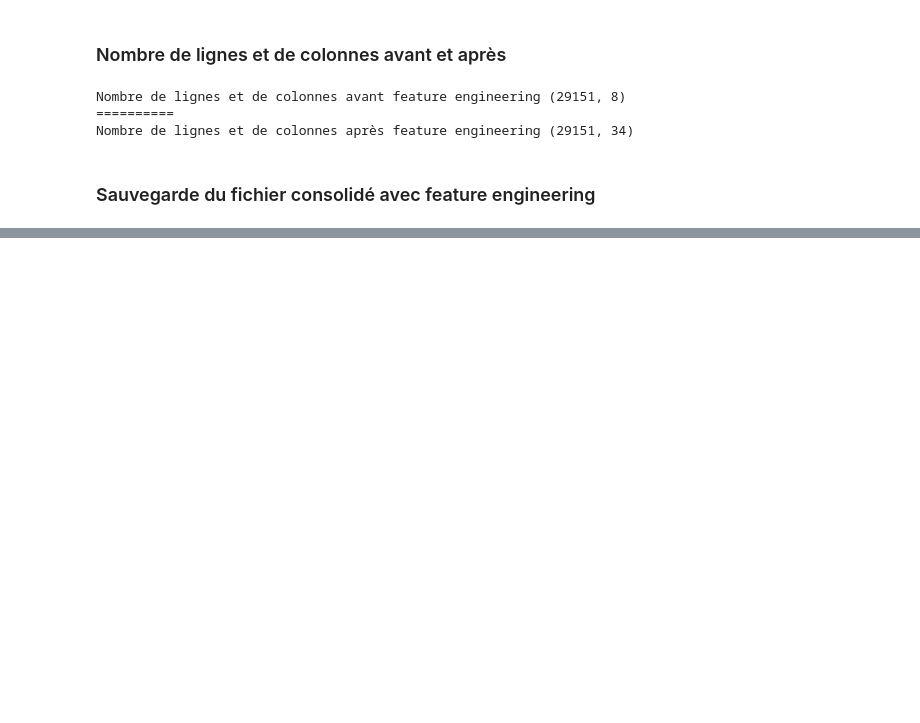
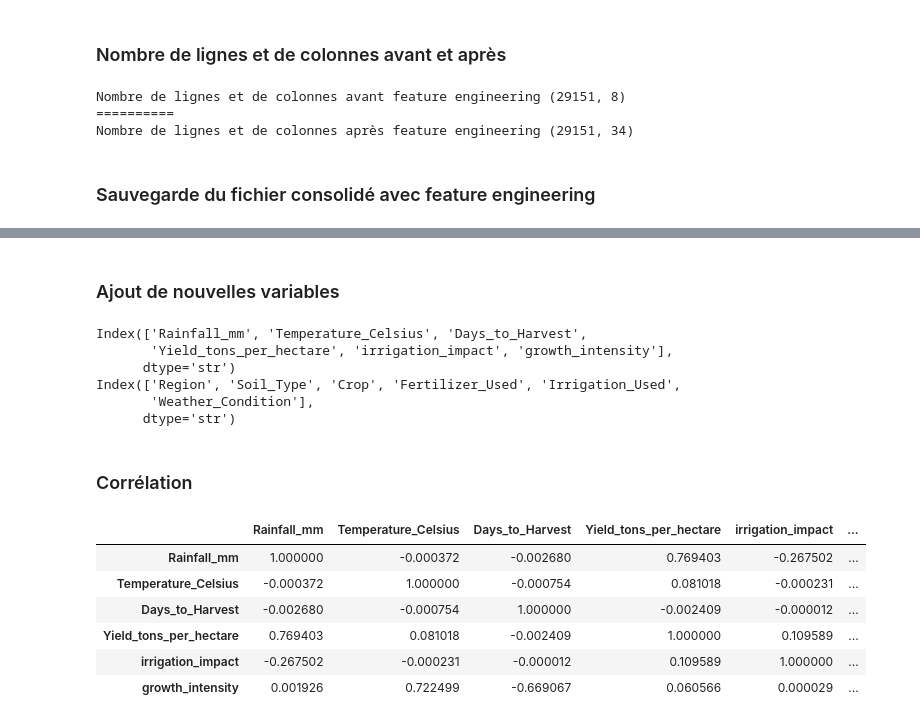
Before and after one commit to SCFlorian/Systeme_recommandation_agricole, a Jupyter notebook: notebooks/notebook_feature_engineering.ipynb, the cells around one changed output, grey strips where cells are left out. Saved outputs shown, nothing was run; the diff lists cells and outputs as text; code cells hidden in the pictures; blank space fills up the shorter version.

```diff
--- a/notebooks/notebook_feature_engineering.ipynb
+++ b/notebooks/notebook_feature_engineering.ipynb
@@ -638,0 +693,2 @@ yield_df_final_conso.to_csv("../data/processed/yield_df_final_conso_encoded.csv"
+# %% [markdown]
+### Ajout de nouvelles variables
@@ -638,0 +700,25 @@ yield_df_final_conso.to_csv("../data/processed/yield_df_final_conso_encoded.csv"
+# %%
+num_cols = crop_yield.select_dtypes(include='number').columns
+cat_cols = crop_yield.select_dtypes(include=['str','bool']).columns
+print(num_cols)
+print(cat_cols)
+# %% [output]
+Index(['Rainfall_mm', 'Temperature_Celsius', 'Days_to_Harvest',
+       'Yield_tons_per_hectare', 'irrigation_impact', 'growth_intensity'],
+      dtype='str')
+Index(['Region', 'Soil_Type', 'Crop', 'Fertilizer_Used', 'Irrigation_Used',
+       'Weather_Condition'],
+      dtype='str')
+# %% [markdown]
+### Corrélation
+# %%
+spearman_corr = crop_yield[num_cols].corr(numeric_only=True, method='spearman')
+spearman_corr
+# %% [output]
+|  | Rainfall_mm | Temperature_Celsius | Days_to_Harvest | Yield_tons_per_hectare | irrigation_impact | ... |
+| Rainfall_mm | 1.000000 | -0.000372 | -0.002680 | 0.769403 | -0.267502 | ... |
+| Temperature_Celsius | -0.000372 | 1.000000 | -0.000754 | 0.081018 | -0.000231 | ... |
+| Days_to_Harvest | -0.002680 | -0.000754 | 1.000000 | -0.002409 | -0.000012 | ... |
+| Yield_tons_per_hectare | 0.769403 | 0.081018 | -0.002409 | 1.000000 | 0.109589 | ... |
+| irrigation_impact | -0.267502 | -0.000231 | -0.000012 | 0.109589 | 1.000000 | ... |
+| growth_intensity | 0.001926 | 0.722499 | -0.669067 | 0.060566 | 0.000029 | ... |
```
Also changed, not shown: parts of 14 cells of this notebook, 1 other file.
